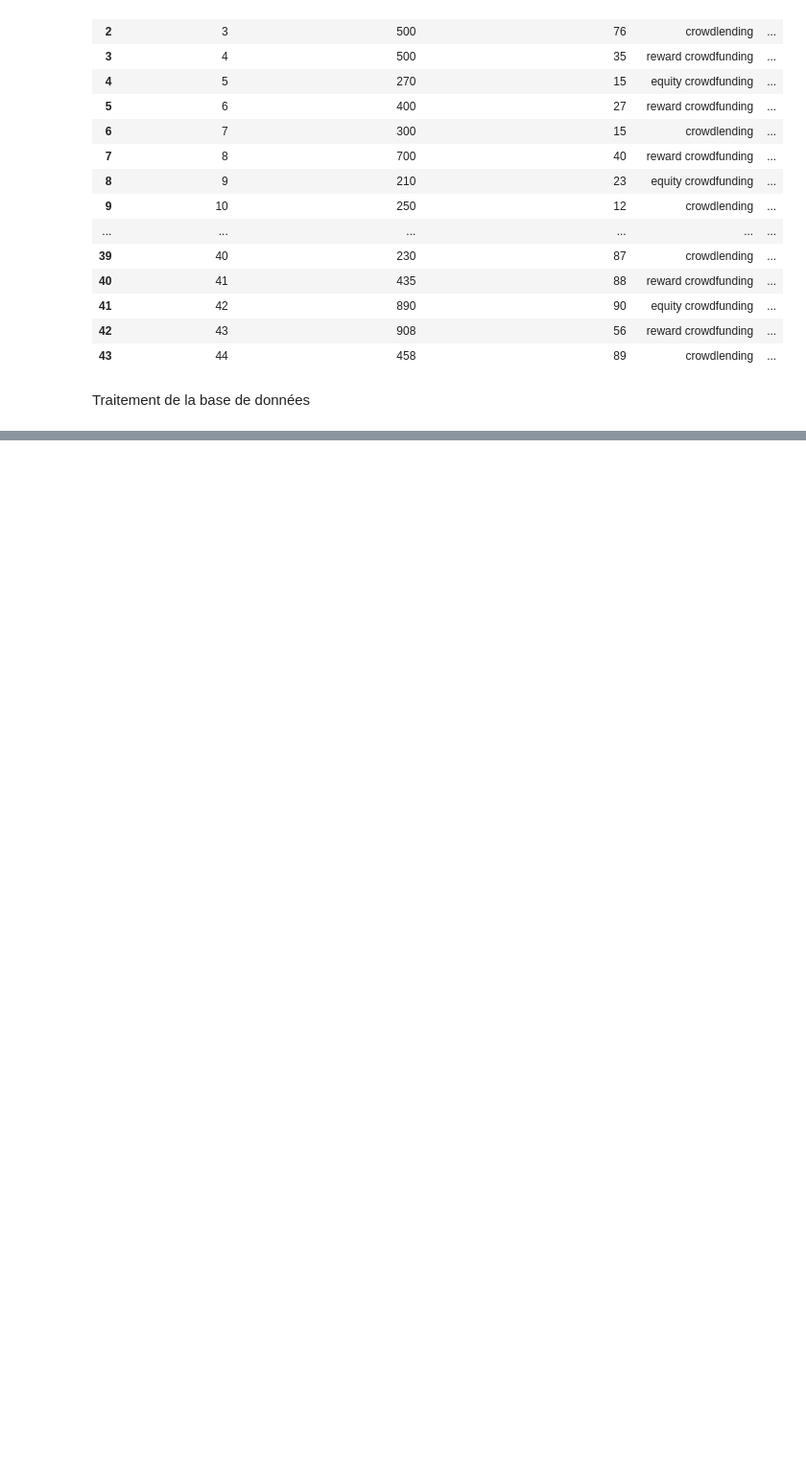
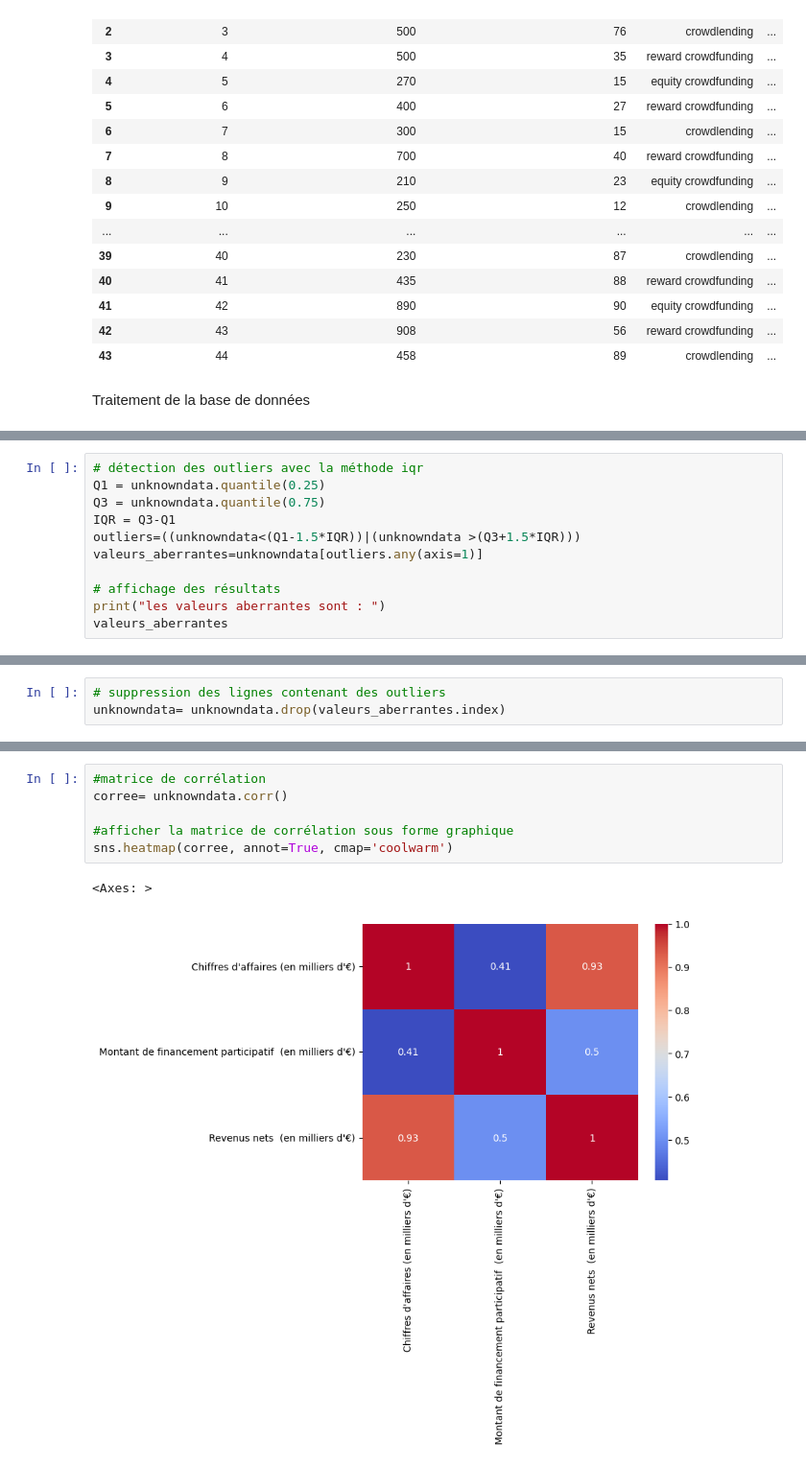
Before and after one commit to Abdiasarsene/Data-analysis, a Jupyter notebook: Analyses des données/crowdfunding.ipynb, the cells around one changed output, grey strips where cells are left out. Shown at 96% size. Drawn from its saved outputs; the diff is of its cells as text; blank space fills up the shorter version.

```diff
--- a/Analyses des données/crowdfunding.ipynb
+++ b/Analyses des données/crowdfunding.ipynb
@@ -61,0 +93,11 @@ duplicatedata
+# %%
+# détection des outliers avec la méthode iqr
+Q1 = unknowndata.quantile(0.25)
+Q3 = unknowndata.quantile(0.75)
+IQR = Q3-Q1
+outliers=((unknowndata<(Q1-1.5*IQR))|(unknowndata >(Q3+1.5*IQR)))
+valeurs_aberrantes=unknowndata[outliers.any(axis=1)]
+
+# affichage des résultats
+print("les valeurs aberrantes sont : ")
+valeurs_aberrantes
@@ -61,0 +111,3 @@ duplicatedata
+# %%
+# suppression des lignes contenant des outliers
+unknowndata= unknowndata.drop(valeurs_aberrantes.index)
@@ -61,0 +130,9 @@ duplicatedata
+# %%
+#matrice de corrélation
+corree= unknowndata.corr()
+
+#afficher la matrice de corrélation sous forme graphique
+sns.heatmap(corree, annot=True, cmap='coolwarm')
+# %% [output]
+<Axes: >
+[figure, added]
```
Also changed, not shown: parts of 9 cells of this notebook, 1 other file.
